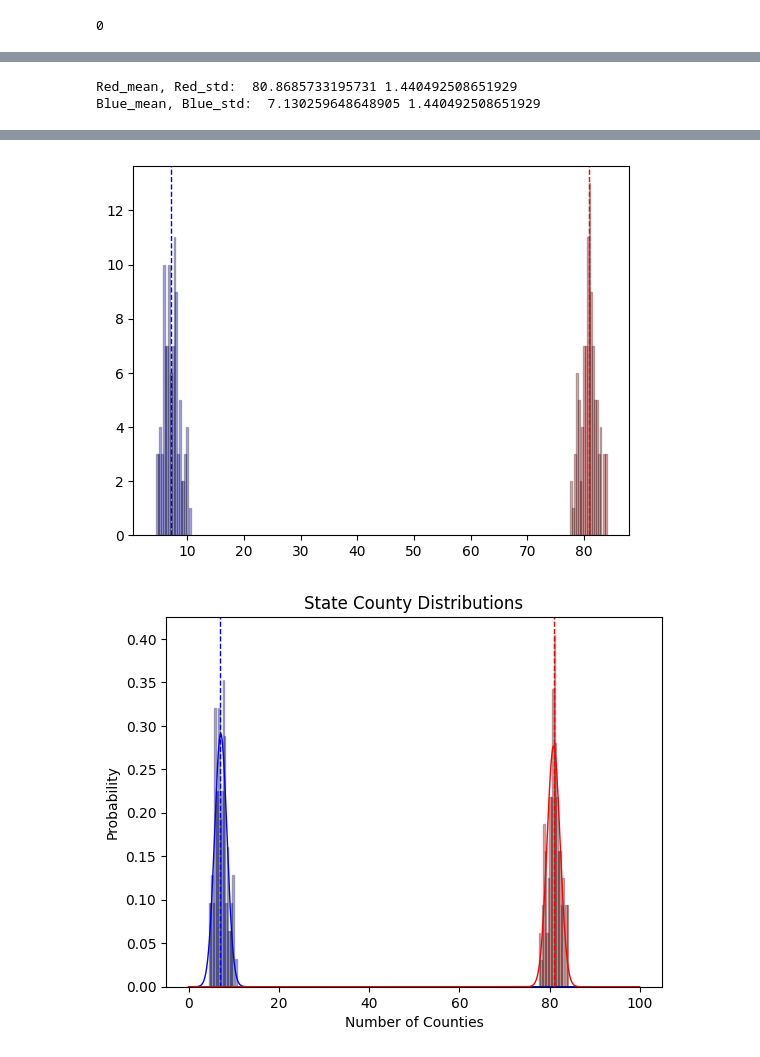
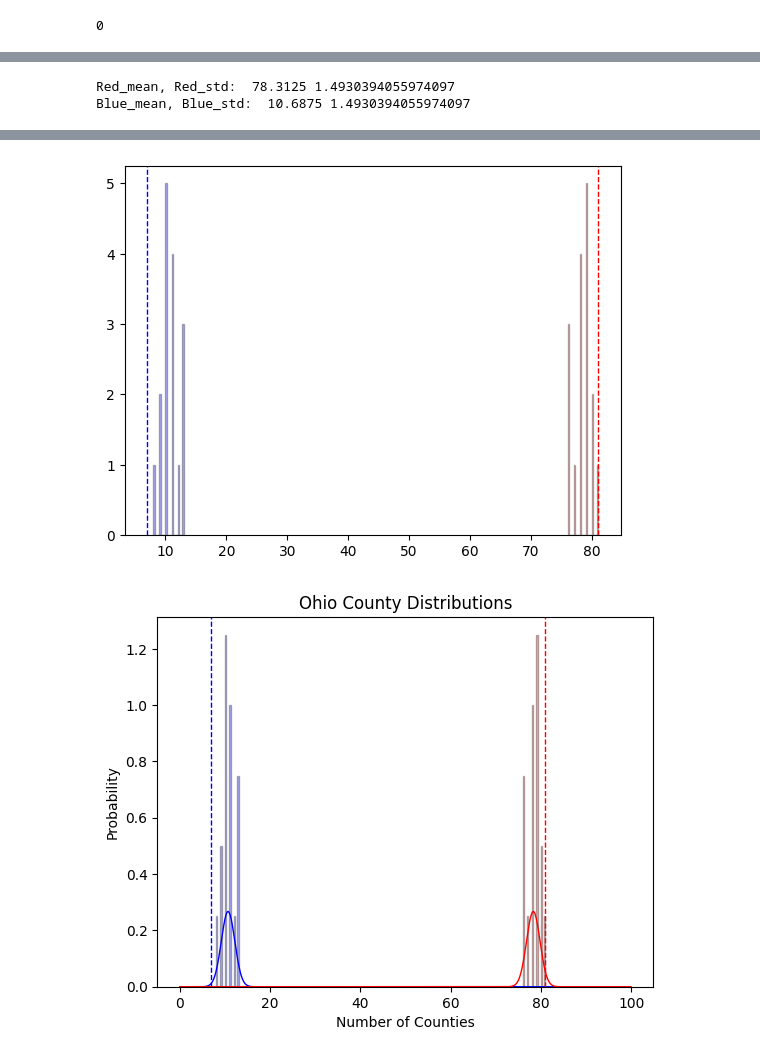
Before and after one commit to Extr1n/CSDS133-final-Gerrymandering, a Jupyter notebook: import_data.ipynb, the cells around one changed output, grey strips where cells are left out. Drawn from its saved outputs; the diff is of its cells as text; code cells hidden in the pictures.

Commit message:
cool data data

```diff
--- a/import_data.ipynb
+++ b/import_data.ipynb
@@ -110,7 +110,8 @@ cur.execute('''
 # %%
 data = data = pd.DataFrame({"index": np.arange(0, 100, 1),"Blue": np.random.normal(7, 1.5, 100), "Red": np.random.normal(81, 1.5, 100)})
 # %%
-data = pd.Dataframe(con.execute("select create_layers('{{880, 5}, {88, 5}}', 25);").fetchall())
+id = con.execute("select create_layers('{{880, 4}, {88, 4}}', 25);").fetchall()[0][0]
+data = pd.DataFrame(con.execute("select * from results where resid = "+ str(id) + ";").fetchall())
 
 con.commit()
 con.close()
@@ -120,12 +121,12 @@ bins = 20
 
 columns = data.columns
 
-blue_mean = data[columns[1]].mean()
+blue_mean = data[columns[2]].mean()
 blue_std = data[columns[2]].std()
 actual_blue= 7    # placeholder
 
-red_mean = data["Red"].mean()
-red_std = data["Red"].std()
+red_mean = data[columns[3]].mean()
+red_std = data[columns[3]].std()
 actual_red= 81    # placeholder
 
 print("Red_mean, Red_std: ", red_mean, red_std)
@@ -142,21 +143,21 @@ plt.figure()
 #histogram plot
 plt.axvline(x=actual_blue, color='b', linestyle='dashed', linewidth=1)
 plt.axvline(x=actual_red, color='r', linestyle='dashed', linewidth=1)
-plt.hist(data["Blue"], bins=bins, color='b', alpha=0.3, edgecolor='black')
-plt.hist(data["Red"], bins=bins, color='r', alpha=0.3, edgecolor='black')
+plt.hist(data[columns[2]], bins=bins, color='b', alpha=0.3, edgecolor='black')
+plt.hist(data[columns[3]], bins=bins, color='r', alpha=0.3, edgecolor='black')
 plt.figure()
 
 #combined plot
-plt.hist(data["Blue"], bins=bins, color='b', density=True, alpha=0.3, edgecolor='black')
-plt.hist(data["Red"], bins=bins, color='r', density=True, alpha=0.3, edgecolor='black')
-plt.plot(x_axis, norm.pdf(x_axis, loc=data["Blue"].mean(), scale=data["Blue"].std()), color='b', linewidth=1)
+plt.hist(data[columns[2]], bins=bins, color='b', density=True, alpha=0.3, edgecolor='black')
+plt.hist(data[columns[3]], bins=bins, color='r', density=True, alpha=0.3, edgecolor='black')
+plt.plot(x_axis, norm.pdf(x_axis, loc=data[columns[2]].mean(), scale=data[columns[2]].std()), color='b', linewidth=1)
 plt.axvline(x=actual_blue, color='b', linestyle='dashed', linewidth=1)
-plt.plot(x_axis, norm.pdf(x_axis, loc=data["Red"].mean(), scale=data["Red"].std()), color='r', linewidth=1)
+plt.plot(x_axis, norm.pdf(x_axis, loc=data[columns[3]].mean(), scale=data[columns[3]].std()), color='r', linewidth=1)
 plt.axvline(x=actual_red, color='r', linestyle='dashed', linewidth=1)
-plt.title("State County Distributions")
+plt.title("Ohio County Distributions")
 plt.xlabel("Number of Counties")
 plt.ylabel("Probability")
 plt.show()
 # %% [output]
-Red_mean, Red_std:  80.8685733195731 1.440492508651929
-Blue_mean, Blue_std:  7.130259648648905 1.440492508651929
+Red_mean, Red_std:  78.3125 1.4930394055974097
+Blue_mean, Blue_std:  10.6875 1.4930394055974097
@@ -164,2 +165,2 @@ Blue_mean, Blue_std:  7.130259648648905 1.440492508651929
-[figure, old version]
+[figure, new version]
-[figure, old version]
+[figure, new version]
```
Also changed, not shown: parts of 1 cell of this notebook.
